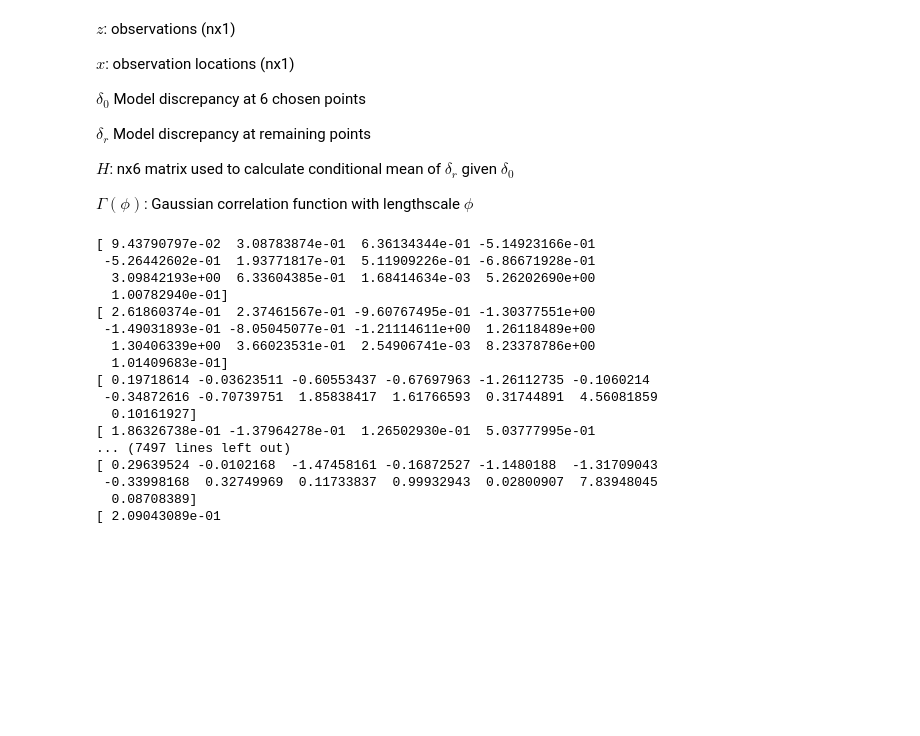
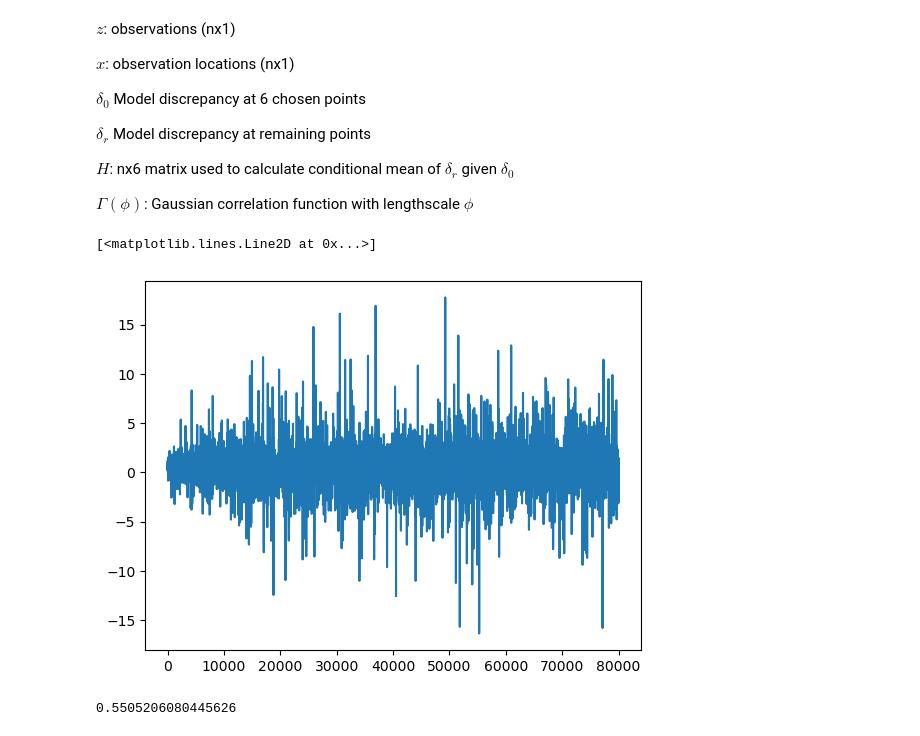
Before and after one commit to cwlanyon/GPyEm, a Jupyter notebook: Simple 1D Calibration Problem.ipynb, the cells around one changed output. Drawn from its saved outputs; the diff is of its cells as text; code cells hidden in the pictures; blank space fills up the shorter version.

```diff
--- a/Simple 1D Calibration Problem.ipynb
+++ b/Simple 1D Calibration Problem.ipynb
@@ -200,6 +204,8 @@ def sigma_e2Conditional(a_e,b_e,xo,xr,zo,zr,phi,theta,deltao):
     return mean, shape
 # %%
 def phiChoiceProbability(omega_old,omega_new,xo,xr,a_phi,b_phi,deltao,sigma2,sigma_e2):
+    x=np.hstack((xo,xr))
+    z=np.hstack((zo,zr))
     H_old = createH(xo,xr,np.exp(omega_old))
     H_new = createH(xo,xr,np.exp(omega_new))
     gamma_old = createGamma(xo,xo,np.exp(omega_old))
@@ -213,7 +219,7 @@ def gibbs_sampler(theta,deltao,deltap,sigma2,sigma_e2,phi, num_samples, xo, xr,
     samples[0] = np.hstack((theta,deltao,deltap,sigma2,sigma_e2,phi))
     param = np.hstack((theta,deltao,deltap))
     for i in range(num_samples):
-        mu, sigma = ThetaConditional(xo,xr,xp,zo,zr,sigma_e,phi)
+        mu, sigma = ThetaConditional(xo,xr,xp,zo,zr,np.sqrt(sigma_e2),phi)
         param = np.random.multivariate_normal(mu,sigma)
 
         mean, shape = sigma2Conditional(a,b,xo,phi,deltao)
@@ -234,27 +240,17 @@ def gibbs_sampler(theta,deltao,deltap,sigma2,sigma_e2,phi, num_samples, xo, xr,
             phi = np.exp(omega_new)
 
         samples[i+1] = np.hstack((param,sigma2,sigma_e2,phi))
-        print(samples[i+1])
     return samples
+# %%
+xp=[1,2,3]
 # %%
-samples = gibbs_sampler(theta,deltao=np.zeros(len(xo)),deltap=np.zeros(len(xp)),sigma2=0.1,sigma_e2=0.1,phi=0.1, num_samples=20000, xo=xo, xr=xr, xp=xp, zo=zo, zr=zr,tau2=0.01,a=0,b=0.001,a_e=0,b_e=0.001,a_phi=0.,b_phi=0.0001)
+samples = gibbs_sampler(theta,deltao=np.zeros(len(xo)),deltap=np.zeros(len(xp)),sigma2=0.1,sigma_e2=0.1,phi=0.1, num_samples=100000, xo=xo, xr=xr, xp=xp, zo=zo, zr=zr,tau2=0.01,a=0,b=0.001,a_e=0,b_e=0.001,a_phi=0.,b_phi=0.0001)
-# %% [output]
-[ 9.43790797e-02  3.08783874e-01  6.36134344e-01 -5.14923166e-01
- -5.26442602e-01  1.93771817e-01  5.11909226e-01 -6.86671928e-01
-  3.09842193e+00  6.33604385e-01  1.68414634e-03  5.26202690e+00
-  1.00782940e-01]
-[ 2.61860374e-01  2.37461567e-01 -9.60767495e-01 -1.30377551e+00
- -1.49031893e-01 -8.05045077e-01 -1.21114611e+00  1.26118489e+00
-  1.30406339e+00  3.66023531e-01  2.54906741e-03  8.23378786e+00
-  1.01409683e-01]
-[ 0.19718614 -0.03623511 -0.60553437 -0.67697963 -1.26112735 -0.1060214
- -0.34872616 -0.70739751  1.85838417  1.61766593  0.31744891  4.56081859
-  0.10161927]
-[ 1.86326738e-01 -1.37964278e-01  1.26502930e-01  5.03777995e-01
-... (7497 lines left out)
-[ 0.29639524 -0.0102168  -1.47458161 -0.16872527 -1.1480188  -1.31709043
- -0.33998168  0.32749969  0.11733837  0.99932943  0.02800907  7.83948045
-  0.08708389]
-[ 2.09043089e-01
 # %%
-plt.plot(samples[:,0])
+plt.plot(samples[20000:,0])
+# %% [output]
+[<matplotlib.lines.Line2D at 0x...>]
+[figure, added]
+# %%
+np.mean(samples[20000:,0])
+# %% [output]
+0.5505206080445626
```
Also changed, not shown: parts of 7 cells of this notebook.
